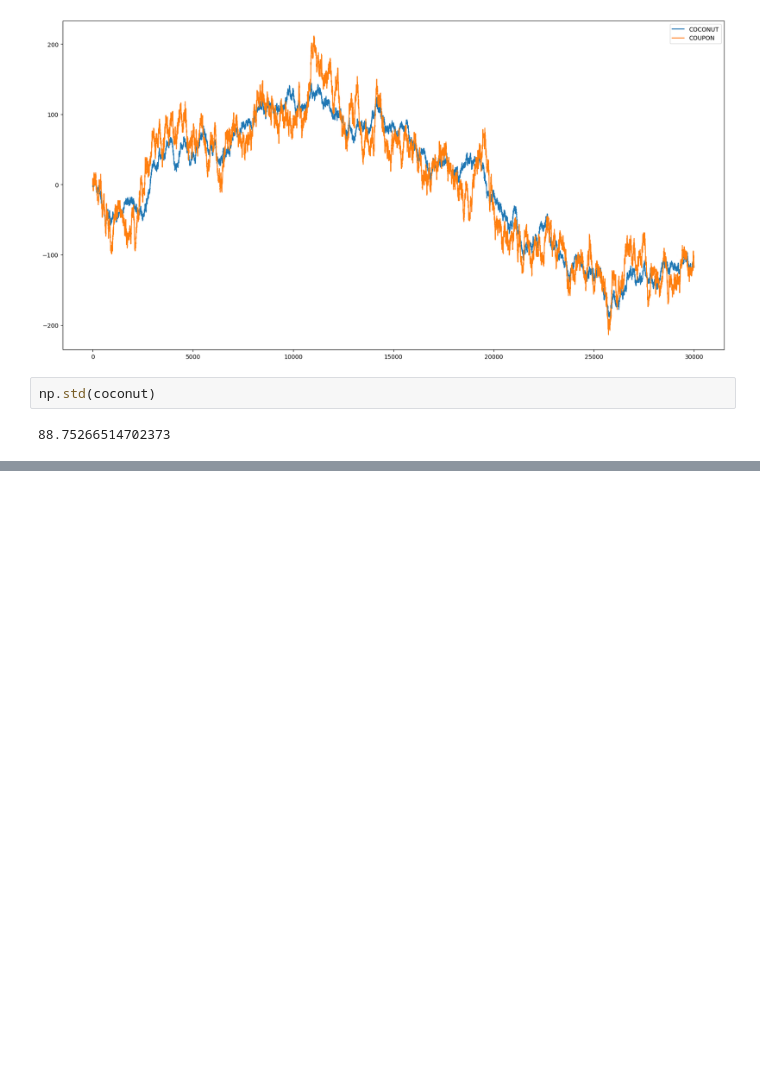
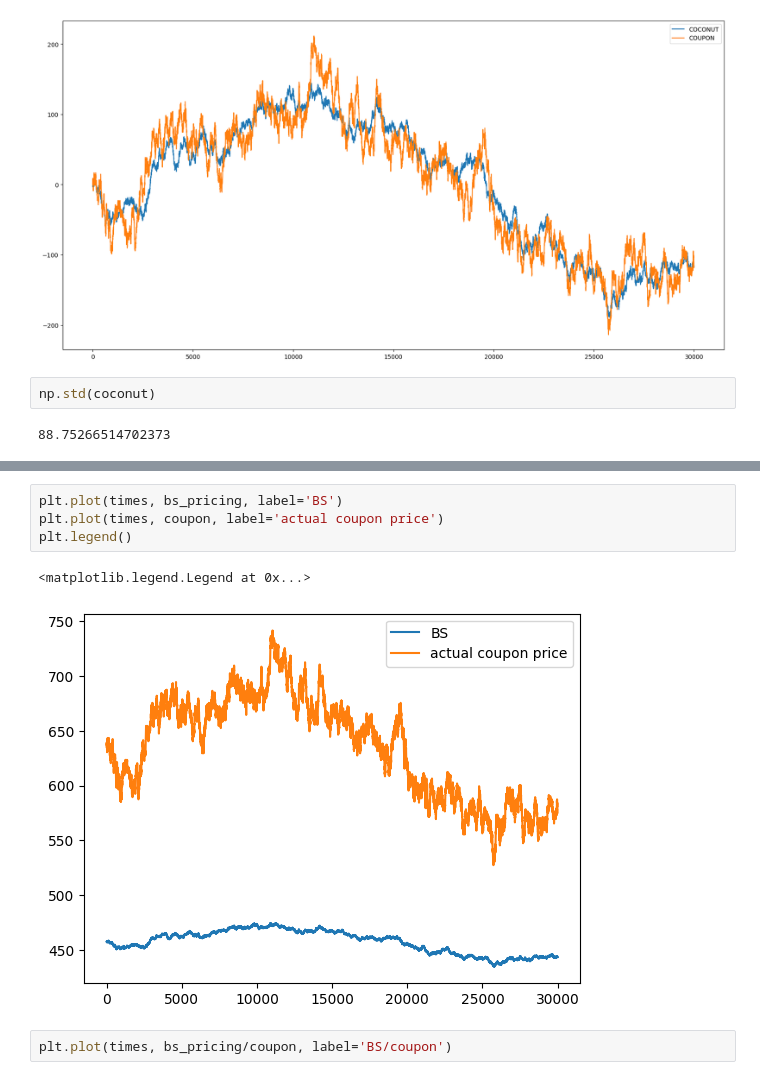
Before and after one commit to simonswe/prosperity2_traderbots, a Jupyter notebook: round4/ez_data_exploration.ipynb, the cells around one changed output, grey strips where cells are left out. Cells and saved outputs as stored; diff of their text form; blank space fills up the shorter version.

```diff
--- a/round4/ez_data_exploration.ipynb
+++ b/round4/ez_data_exploration.ipynb
@@ -226,0 +289,9 @@ np.std(coconut)
+# %%
+plt.plot(times, bs_pricing, label='BS')
+plt.plot(times, coupon, label='actual coupon price')
+plt.legend()
+# %% [output]
+<matplotlib.legend.Legend at 0x...>
+[figure, added]
+# %%
+plt.plot(times, bs_pricing/coupon, label='BS/coupon')
```
Also changed, not shown: parts of 6 cells of this notebook.
